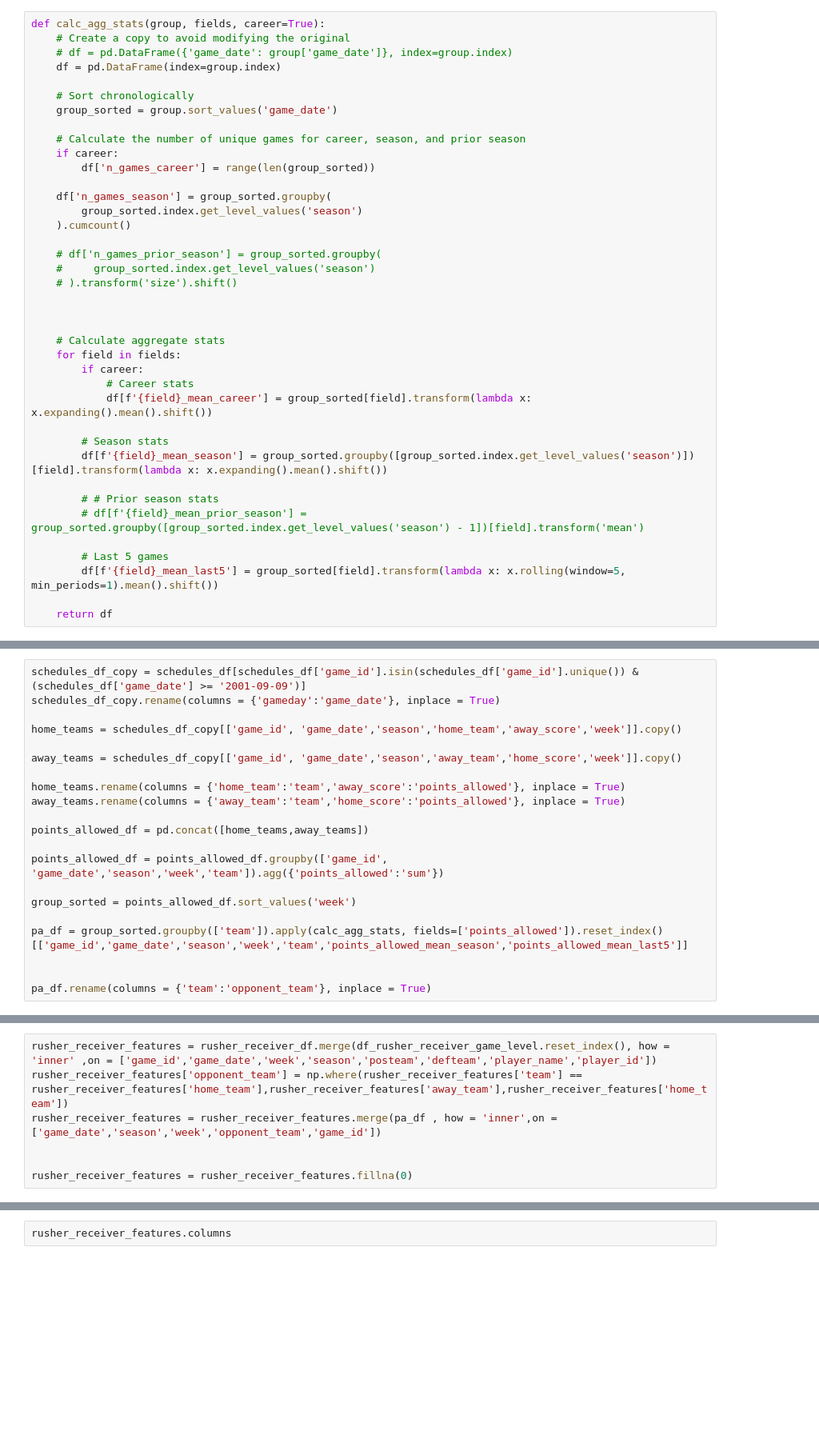
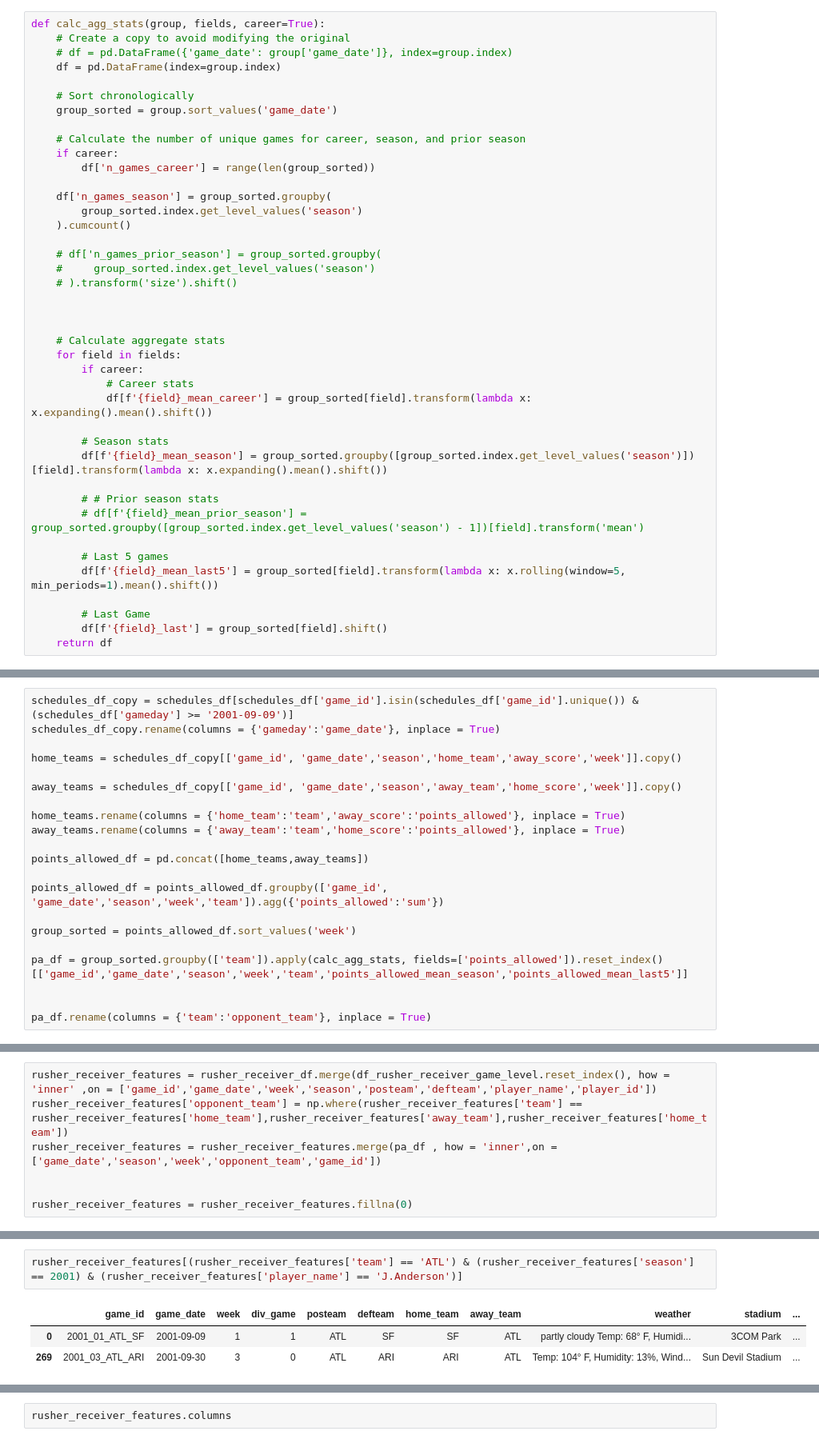
Before and after one commit to cse-6242-t134/nfl-fantasy-prediction-model, a Jupyter notebook: rb_wr_features.ipynb, the cells around one changed output, grey strips where cells are left out. Shown at 80% size. Saved outputs shown, nothing was run; the diff lists cells and outputs as text; blank space fills up the shorter version.

Commit message:
Adding stats for players last game

```diff
--- a/rb_wr_features.ipynb
+++ b/rb_wr_features.ipynb
@@ -299,6 +299,8 @@ def calc_agg_stats(group, fields, career=True):
         # Last 5 games
         df[f'{field}_mean_last5'] = group_sorted[field].transform(lambda x: x.rolling(window=5, min_periods=1).mean().shift())
 
+        # Last Game
+        df[f'{field}_last'] = group_sorted[field].shift()
     return df
 # %%
 fields = ['fantasy_points','reception','rushing_yards','touchdown','receiving_yards','fumble','passing_yards','pass_touchdown','two_points']
@@ -371,5 +326,5 @@ schedules_df_copy
 # %%
-schedules_df_copy = schedules_df[schedules_df['game_id'].isin(schedules_df['game_id'].unique()) & (schedules_df['game_date'] >= '2001-09-09')]
+schedules_df_copy = schedules_df[schedules_df['game_id'].isin(schedules_df['game_id'].unique()) & (schedules_df['gameday'] >= '2001-09-09')]
 schedules_df_copy.rename(columns = {'gameday':'game_date'}, inplace = True)
 
 home_teams = schedules_df_copy[['game_id', 'game_date','season','home_team','away_score','week']].copy()
@@ -412,0 +361,6 @@ rusher_receiver_features.head(3)
+# %%
+rusher_receiver_features[(rusher_receiver_features['team'] == 'ATL') & (rusher_receiver_features['season'] == 2001) & (rusher_receiver_features['player_name'] == 'J.Anderson')]
+# %% [output]
+|  | game_id | game_date | week | div_game | posteam | defteam | home_team | away_team | weather | stadium | ... |
+| 0 | 2001_01_ATL_SF | 2001-09-09 | 1 | 1 | ATL | SF | SF | ATL | partly cloudy Temp: 68° F, Humidi... | 3COM Park | ... |
+| 269 | 2001_03_ATL_ARI | 2001-09-30 | 3 | 0 | ATL | ARI | ARI | ATL | Temp: 104° F, Humidity: 13%, Wind... | Sun Devil Stadium | ... |
```
Also changed, not shown: parts of 5 cells of this notebook.
